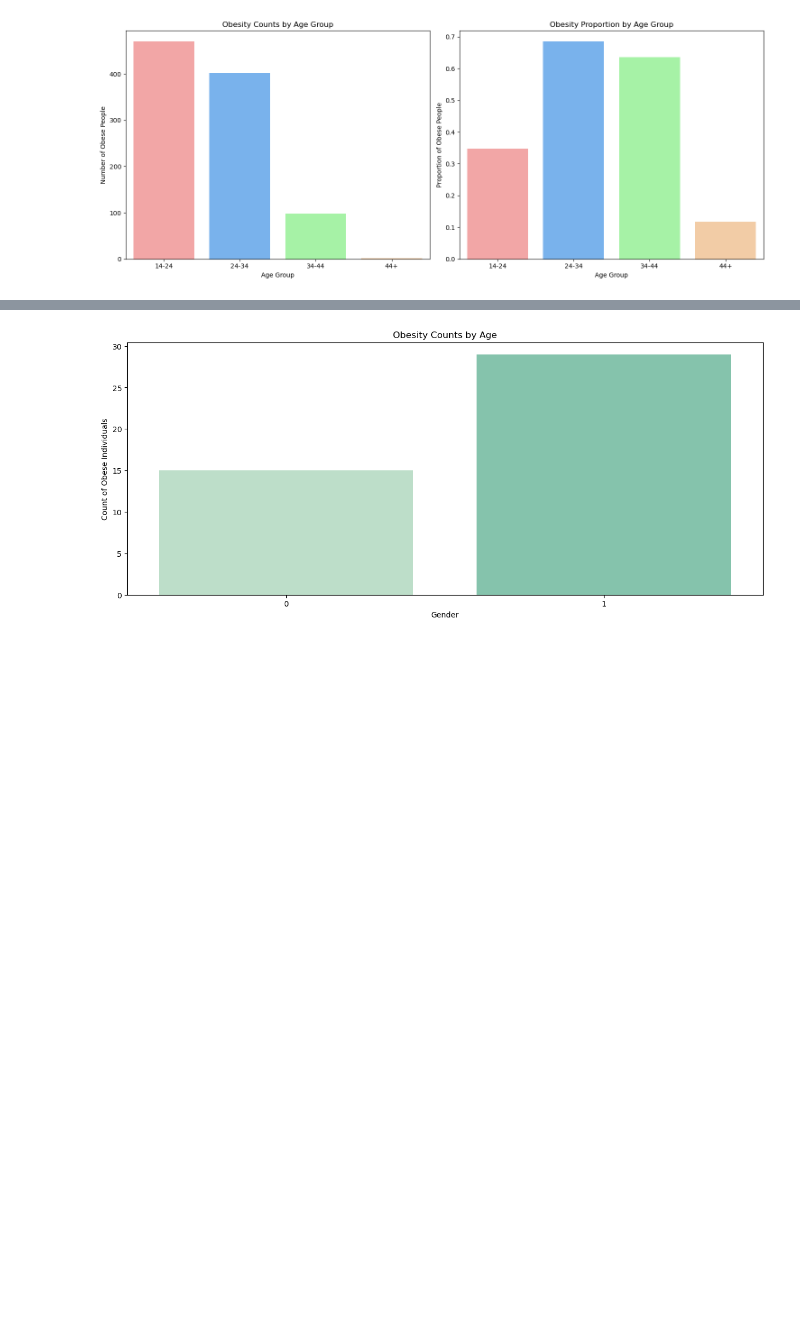
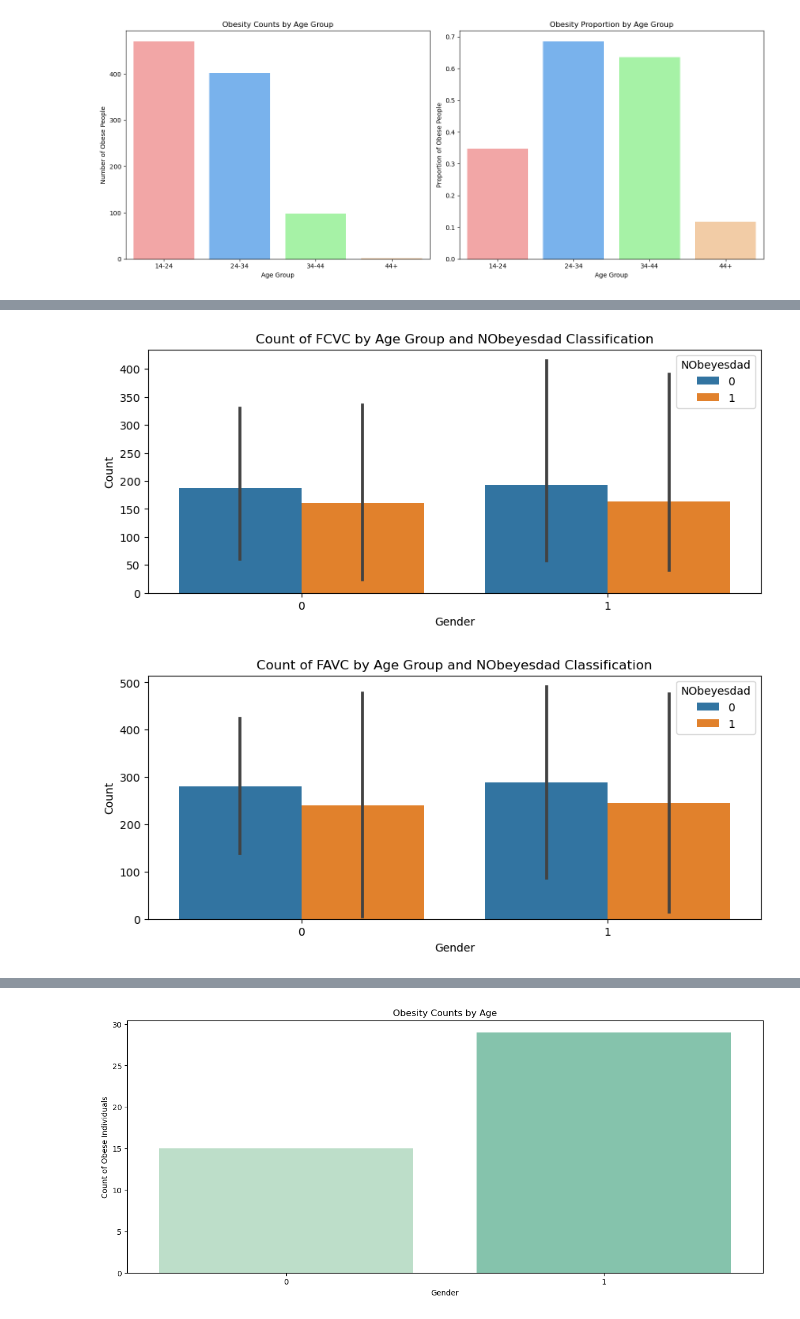
Before and after one commit to omeysi1/project1, a Jupyter notebook: project.ipynb, the cells around one changed output, grey strips where cells are left out. Cells and saved outputs as stored; diff of their text form; code cells hidden in the pictures; blank space fills up the shorter version.

```diff
--- a/project.ipynb
+++ b/project.ipynb
@@ -359,0 +381,24 @@ plt.show()
+# %%
+def plot_by_Gender_and_nobeyesdad(x_variable, y_variable='Count'):
+
+    # Count occurrences or group by the selected column
+    if y_variable == 'Count':
+        age_x_nob_counts = ob_df.groupby(['Gender', x_variable, 'NObeyesdad']).size().reset_index(name='Count')
+    else:
+        age_x_nob_counts = ob_df.groupby(['Gender', x_variable, 'NObeyesdad'])[y_variable].mean().reset_index()
+
+    # Plotting
+    plt.figure(figsize=(10, 4))
+    sns.barplot(data=age_x_nob_counts, x='Gender', y=y_variable, hue='NObeyesdad', dodge=True)
+    plt.title(f'{y_variable} of {x_variable} by Age Group and NObeyesdad Classification')
+    plt.xlabel('Gender')
+    plt.ylabel(y_variable)
+    plt.legend(title='NObeyesdad', loc='upper right')
+    plt.show()
+
+# Example usage
+plot_by_Gender_and_nobeyesdad('FCVC', 'Count')
+plot_by_Gender_and_nobeyesdad('FAVC', 'Count')
+# %% [output]
+[figure, added]
+[figure, added]
```
Also changed, not shown: parts of 28 cells of this notebook.
